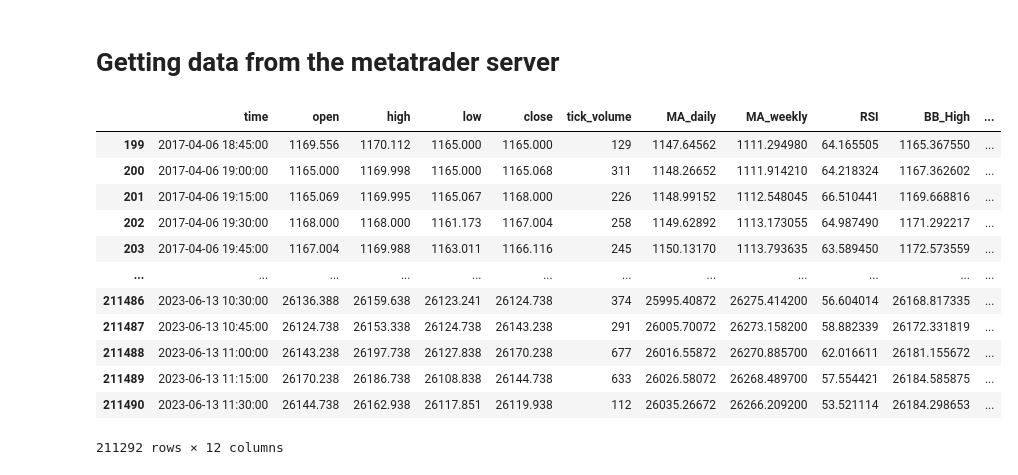
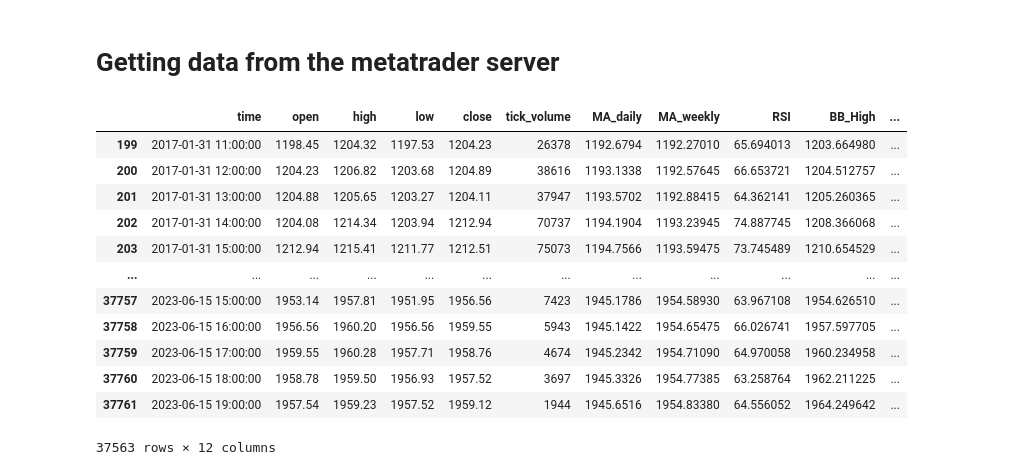
Before and after one commit to marfoky/forex-models, a Jupyter notebook: Data.ipynb, the cells around one changed output. Drawn from its saved outputs; the diff is of its cells as text; code cells hidden in the pictures.

```diff
--- a/Data.ipynb
+++ b/Data.ipynb
@@ -49,7 +49,7 @@ def get_data(symbol):
         quit()
 
     # set the symbol and timefram
-    timeframe = mt5.TIMEFRAME_M15   # for one-minute bars
+    timeframe = mt5.TIMEFRAME_H1   # for one-minute bars
 
     #dates for retrieving the history
     date_from = datetime(2016, 12, 15)
@@ -72,23 +72,24 @@ def get_data(symbol):
 
     #adding indicators to retrieved data
     data = apply_indicators(rates_frame)
-
+    data.to_csv(f'{symbol}.csv', index=False)
 
     return data
 # %%
-some =get_data('BTCUSD')
-some
+# some =get_data('BTCUSD')
+data =get_data('XAUUSD')
+data
 # %% [output]
 |  | time | open | high | low | close | tick_volume | MA_daily | MA_weekly | RSI | BB_High | ... |
-| 199 | 2017-04-06 18:45:00 | 1169.556 | 1170.112 | 1165.000 | 1165.000 | 129 | 1147.64562 | 1111.294980 | 64.165505 | 1165.367550 | ... |
-| 200 | 2017-04-06 19:00:00 | 1165.000 | 1169.998 | 1165.000 | 1165.068 | 311 | 1148.26652 | 1111.914210 | 64.218324 | 1167.362602 | ... |
-| 201 | 2017-04-06 19:15:00 | 1165.069 | 1169.995 | 1165.067 | 1168.000 | 226 | 1148.99152 | 1112.548045 | 66.510441 | 1169.668816 | ... |
-| 202 | 2017-04-06 19:30:00 | 1168.000 | 1168.000 | 1161.173 | 1167.004 | 258 | 1149.62892 | 1113.173055 | 64.987490 | 1171.292217 | ... |
-| 203 | 2017-04-06 19:45:00 | 1167.004 | 1169.988 | 1163.011 | 1166.116 | 245 | 1150.13170 | 1113.793635 | 63.589450 | 1172.573559 | ... |
+| 199 | 2017-01-31 11:00:00 | 1198.45 | 1204.32 | 1197.53 | 1204.23 | 26378 | 1192.6794 | 1192.27010 | 65.694013 | 1203.664980 | ... |
+| 200 | 2017-01-31 12:00:00 | 1204.23 | 1206.82 | 1203.68 | 1204.89 | 38616 | 1193.1338 | 1192.57645 | 66.653721 | 1204.512757 | ... |
+| 201 | 2017-01-31 13:00:00 | 1204.88 | 1205.65 | 1203.27 | 1204.11 | 37947 | 1193.5702 | 1192.88415 | 64.362141 | 1205.260365 | ... |
+| 202 | 2017-01-31 14:00:00 | 1204.08 | 1214.34 | 1203.94 | 1212.94 | 70737 | 1194.1904 | 1193.23945 | 74.887745 | 1208.366068 | ... |
+| 203 | 2017-01-31 15:00:00 | 1212.94 | 1215.41 | 1211.77 | 1212.51 | 75073 | 1194.7566 | 1193.59475 | 73.745489 | 1210.654529 | ... |
 | ... | ... | ... | ... | ... | ... | ... | ... | ... | ... | ... | ... |
-| 211486 | 2023-06-13 10:30:00 | 26136.388 | 26159.638 | 26123.241 | 26124.738 | 374 | 25995.40872 | 26275.414200 | 56.604014 | 26168.817335 | ... |
-| 211487 | 2023-06-13 10:45:00 | 26124.738 | 26153.338 | 26124.738 | 26143.238 | 291 | 26005.70072 | 26273.158200 | 58.882339 | 26172.331819 | ... |
-| 211488 | 2023-06-13 11:00:00 | 26143.238 | 26197.738 | 26127.838 | 26170.238 | 677 | 26016.55872 | 26270.885700 | 62.016611 | 26181.155672 | ... |
-| 211489 | 2023-06-13 11:15:00 | 26170.238 | 26186.738 | 26108.838 | 26144.738 | 633 | 26026.58072 | 26268.489700 | 57.554421 | 26184.585875 | ... |
-| 211490 | 2023-06-13 11:30:00 | 26144.738 | 26162.938 | 26117.851 | 26119.938 | 112 | 26035.26672 | 26266.209200 | 53.521114 | 26184.298653 | ... |
+| 37757 | 2023-06-15 15:00:00 | 1953.14 | 1957.81 | 1951.95 | 1956.56 | 7423 | 1945.1786 | 1954.58930 | 63.967108 | 1954.626510 | ... |
+| 37758 | 2023-06-15 16:00:00 | 1956.56 | 1960.20 | 1956.56 | 1959.55 | 5943 | 1945.1422 | 1954.65475 | 66.026741 | 1957.597705 | ... |
+| 37759 | 2023-06-15 17:00:00 | 1959.55 | 1960.28 | 1957.71 | 1958.76 | 4674 | 1945.2342 | 1954.71090 | 64.970058 | 1960.234958 | ... |
+| 37760 | 2023-06-15 18:00:00 | 1958.78 | 1959.50 | 1956.93 | 1957.52 | 3697 | 1945.3326 | 1954.77385 | 63.258764 | 1962.211225 | ... |
+| 37761 | 2023-06-15 19:00:00 | 1957.54 | 1959.23 | 1957.52 | 1959.12 | 1944 | 1945.6516 | 1954.83380 | 64.556052 | 1964.249642 | ... |
-211292 rows × 12 columns
+37563 rows × 12 columns
```
Also changed, not shown: 5 other files.
